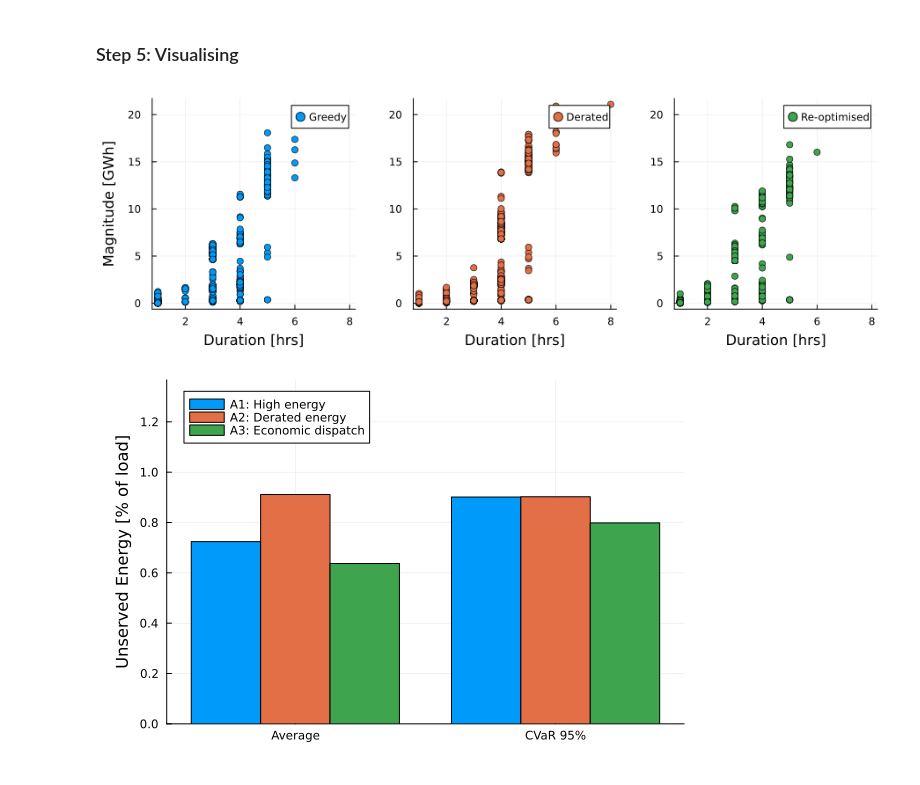
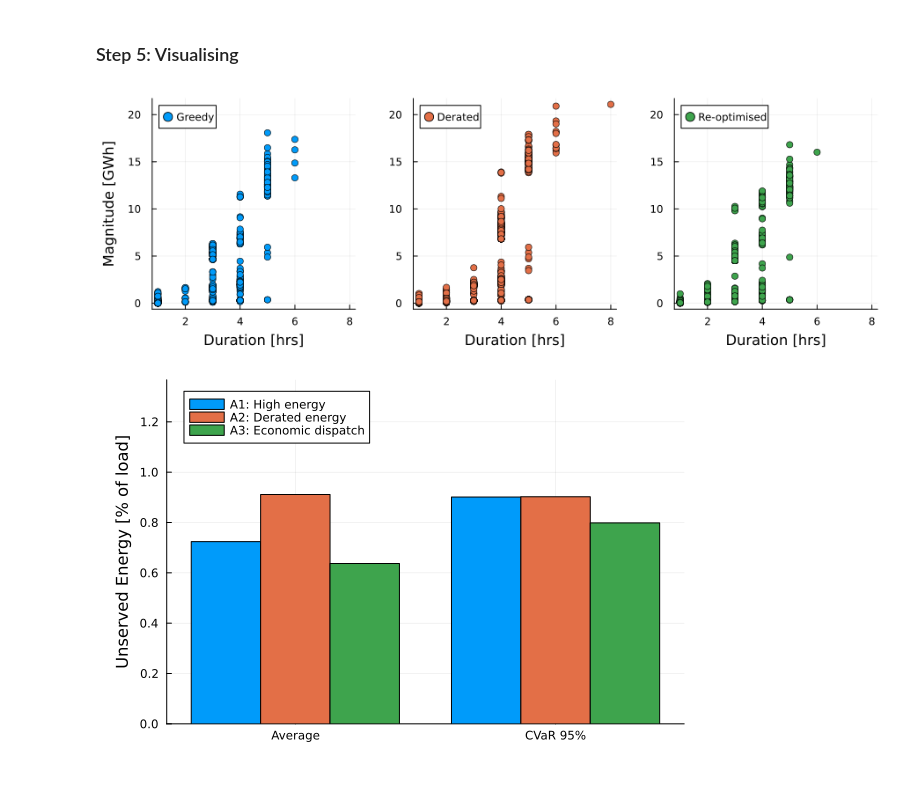
Before and after one commit to ARPST-UniMelb/NEM-reliability-suite, a Jupyter notebook: tutorials/NEM-reliability-suite - Example.ipynb, the cells around one changed output. Drawn from its saved outputs; the diff is of its cells as text; code cells hidden in the pictures.

```diff
--- a/tutorials/NEM-reliability-suite - Example.ipynb
+++ b/tutorials/NEM-reliability-suite - Example.ipynb
@@ -166,18 +166,18 @@ sf_new = SchedNEM.reoptimise(PRASNEM.get_all_event_details(sfsamples_expected),
 # %%
 # Risk profile of these three days (without any DER!)
 
 ev_greedy = PRASNEM.get_all_event_details(sfsamples_greedy)
 ev_derated = PRASNEM.get_all_event_details(sfsamples_derated)
 ev_reoptimised = PRASNEM.get_all_event_details(sf_new)
 
 p1 = scatter(ev_greedy.length, ev_greedy.sum ./ 1e3, label="Greedy", c=1, ylabel="Magnitude [GWh]")
 p2 = scatter(ev_derated.length, ev_derated.sum ./ 1e3, label="Derated", c=2)
 p3 = scatter(ev_reoptimised.length, ev_reoptimised.sum ./ 1e3, label="Re-optimised", c=3)
 
-plot(p1, p2, p3, layout=(1,3), xlabel="Duration [hrs]", title="", legend=:topright, link=:all,
+plot(p1, p2, p3, layout=(1,3), xlabel="Duration [hrs]", title="", legend=:topleft, link=:all,
    size=(900,300), leftmargin=5Plots.mm, bottommargin=5Plots.mm)
 # %% [output]
-[figure, old version]
+[figure, new version]
 # %%
 # Metrics
 
```
Also changed, not shown: 2 other files.
